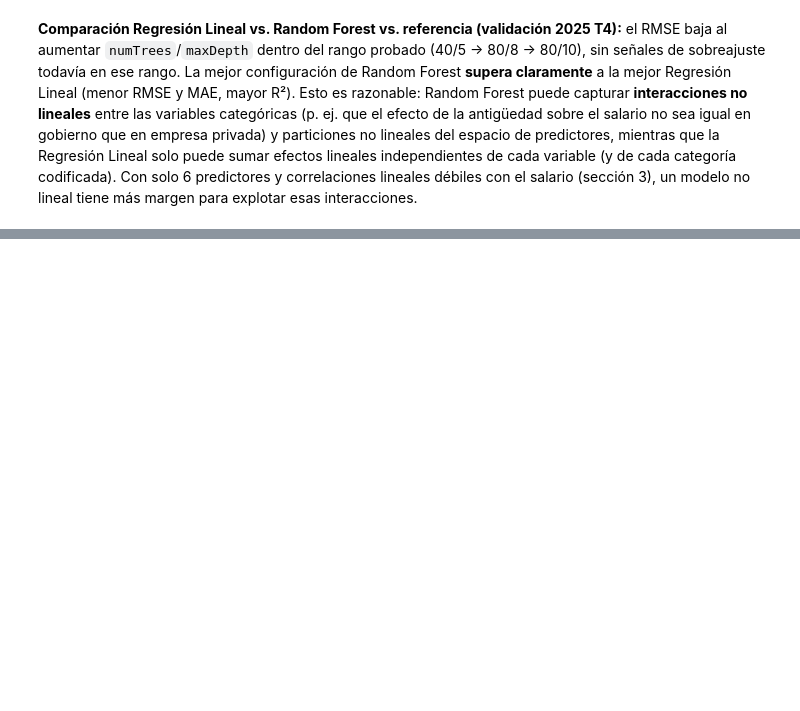
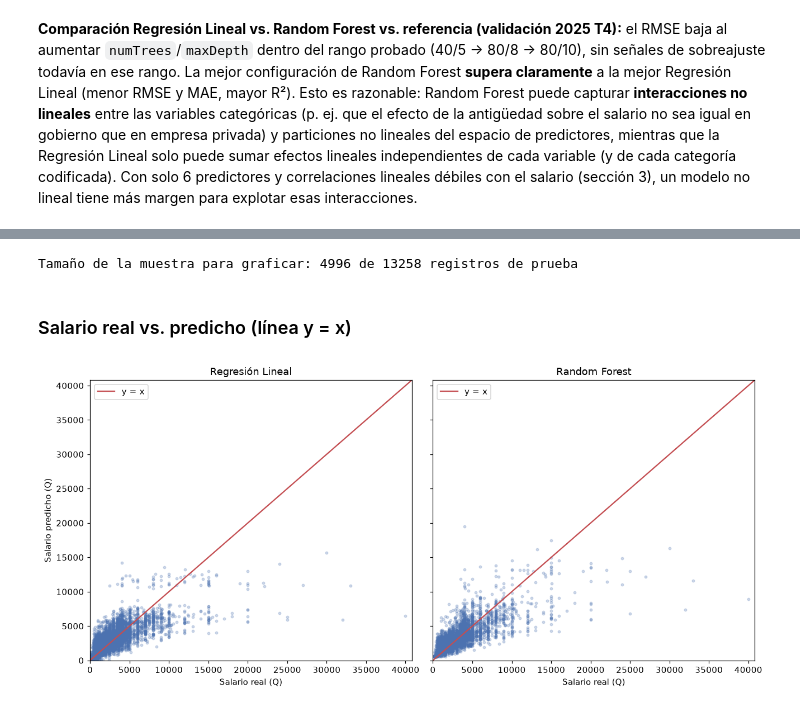
Before and after one commit to Dcextrim/CC3084-Data-Science, a Jupyter notebook: 07_spark_mllib/notebooks/laboratorio7-spark-mllib.ipynb, the cells around one changed output, grey strips where cells are left out. Saved outputs shown, nothing was run; the diff lists cells and outputs as text; code cells hidden in the pictures; blank space fills up the shorter version.

Commit message:
Modelado Supervisado Para Predicción 7-8

```diff
--- a/07_spark_mllib/notebooks/laboratorio7-spark-mllib.ipynb
+++ b/07_spark_mllib/notebooks/laboratorio7-spark-mllib.ipynb
@@ -1092,0 +1207,43 @@ para explotar esas interacciones.
+# %%
+prediccion_lr_prueba = prediccion_lr_prueba.withColumn("residuo", F.col("salario_mensual") - F.col("prediction"))
+prediccion_rf_prueba = prediccion_rf_prueba.withColumn("residuo", F.col("salario_mensual") - F.col("prediction"))
+
+N_MUESTRA_ERRORES = 5000  # el enunciado pide "hasta 5,000 registros" para esta comparación visual
+n_prueba = personas_2026_filtrado.count()
+fraccion_muestra = min(1.0, N_MUESTRA_ERRORES / n_prueba)
+muestra_prueba_base = personas_2026_filtrado.sample(fraction=fraccion_muestra, seed=SEMILLA).cache()
+
+muestra_lr = (
+    modelo_lr_final.transform(muestra_prueba_base)
+    .withColumn("residuo", F.col("salario_mensual") - F.col("prediction"))
+    .select("salario_mensual", "prediction", "residuo")
+    .toPandas()
+)
+muestra_rf = (
+    modelo_rf_final.transform(muestra_prueba_base)
+    .withColumn("residuo", F.col("salario_mensual") - F.col("prediction"))
+    .select("salario_mensual", "prediction", "residuo")
+    .toPandas()
+)
+print("Tamaño de la muestra para graficar:", len(muestra_lr), "de", n_prueba, "registros de prueba")
+# %% [output]
+Tamaño de la muestra para graficar: 4996 de 13258 registros de prueba
+# %% [markdown]
+### Salario real vs. predicho (línea y = x)
+# %%
+fig, (ax1, ax2) = plt.subplots(1, 2, figsize=(12, 5.5), sharex=True, sharey=True)
+limite = max(muestra_lr["salario_mensual"].max(), muestra_rf["salario_mensual"].max()) * 1.02
+
+for eje, muestra, titulo in zip((ax1, ax2), (muestra_lr, muestra_rf), ("Regresión Lineal", "Random Forest")):
+    eje.scatter(muestra["salario_mensual"], muestra["prediction"], s=8, alpha=0.25, color="#4C72B0")
+    eje.plot([0, limite], [0, limite], color="#C44E52", linewidth=1.5, label="y = x")
+    eje.set_title(titulo)
+    eje.set_xlabel("Salario real (Q)")
+    eje.set_xlim(0, limite)
+    eje.set_ylim(0, limite)
+    eje.legend()
+ax1.set_ylabel("Salario predicho (Q)")
+plt.tight_layout()
+plt.show()
+# %% [output]
+[figure, added]
```
Also changed, not shown: parts of 16 cells of this notebook, 1 other file.
